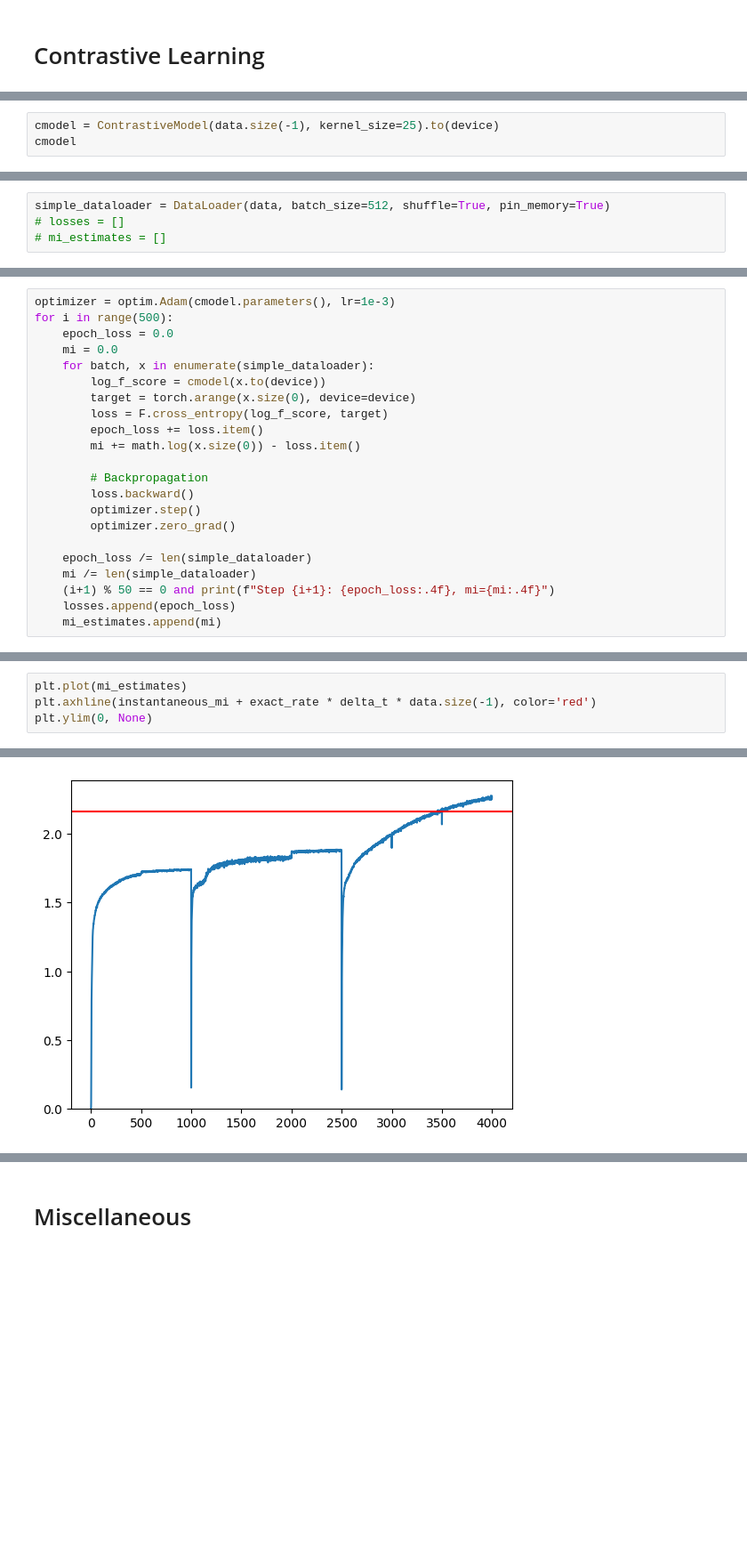
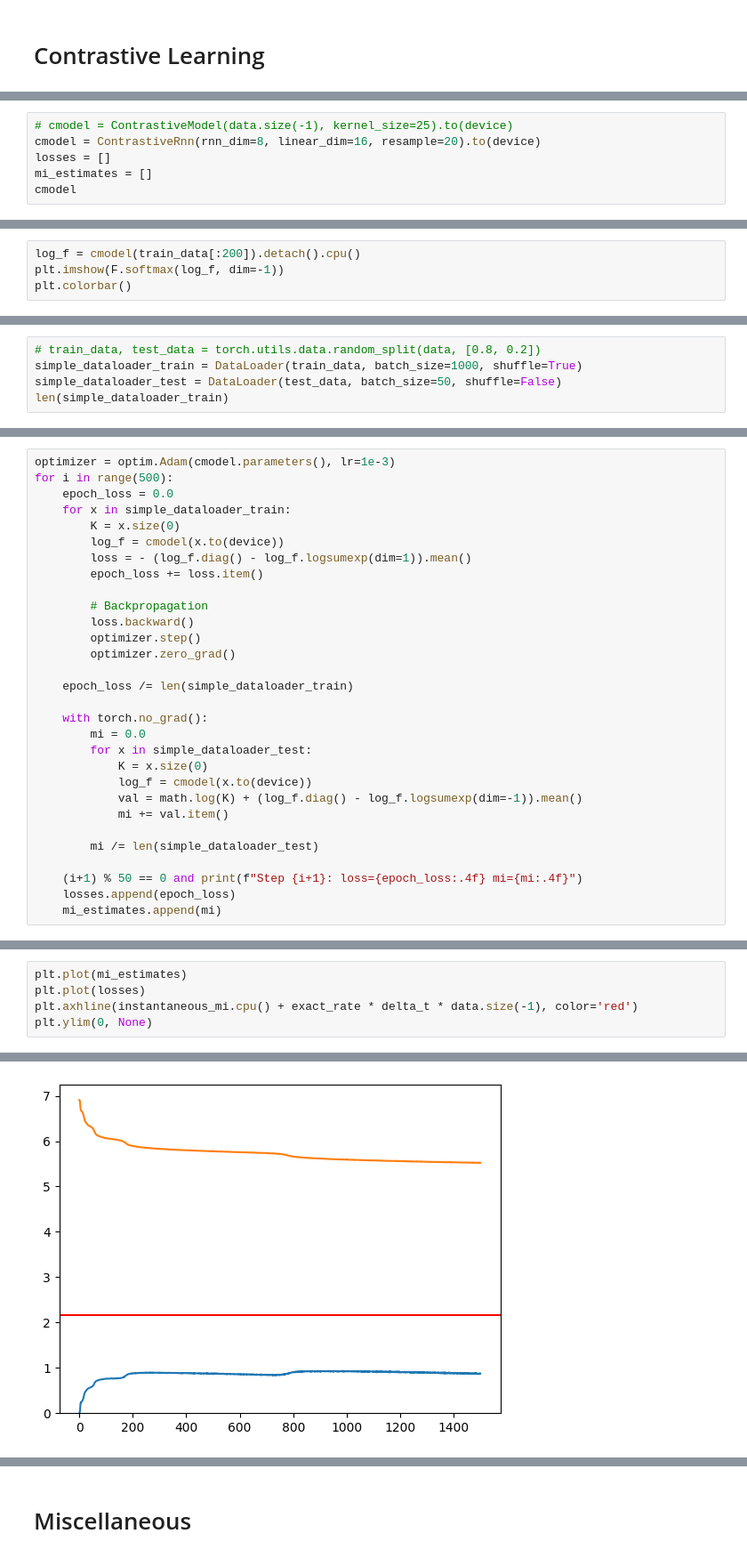
Before and after one commit to manuel-rhdt/ml-pws, a Jupyter notebook: notebooks/01_condtional-lstm.ipynb, the cells around one changed output, grey strips where cells are left out. Shown at 89% size. Drawn from its saved outputs; the diff is of its cells as text; blank space fills up the shorter version.

```diff
--- a/notebooks/01_condtional-lstm.ipynb
+++ b/notebooks/01_condtional-lstm.ipynb
@@ -790,4 +799,7 @@ class ContrastiveModel(nn.Module):
 # %%
-cmodel = ContrastiveModel(data.size(-1), kernel_size=25).to(device)
+# cmodel = ContrastiveModel(data.size(-1), kernel_size=25).to(device)
+cmodel = ContrastiveRnn(rnn_dim=8, linear_dim=16, resample=20).to(device)
+losses = []
+mi_estimates = []
 cmodel
 # %% [output]
@@ -807,0 +823,4 @@ plt.colorbar()
+# %%
+log_f = cmodel(train_data[:200]).detach().cpu()
+plt.imshow(F.softmax(log_f, dim=-1))
+plt.colorbar()
@@ -808,4 +829,5 @@ plt.colorbar()
 # %%
-simple_dataloader = DataLoader(data, batch_size=512, shuffle=True, pin_memory=True)
-# losses = []
-# mi_estimates = []
+# train_data, test_data = torch.utils.data.random_split(data, [0.8, 0.2])
+simple_dataloader_train = DataLoader(train_data, batch_size=1000, shuffle=True)
+simple_dataloader_test = DataLoader(test_data, batch_size=50, shuffle=False)
+len(simple_dataloader_train)
@@ -813,22 +849,30 @@ simple_dataloader = DataLoader(data, batch_size=512, shuffle=True, pin_memory=Tr
 optimizer = optim.Adam(cmodel.parameters(), lr=1e-3)
 for i in range(500):
     epoch_loss = 0.0
-    mi = 0.0
-    for batch, x in enumerate(simple_dataloader):
-        log_f_score = cmodel(x.to(device))
-        target = torch.arange(x.size(0), device=device)
-        loss = F.cross_entropy(log_f_score, target)
+    for x in simple_dataloader_train:
+        K = x.size(0)
+        log_f = cmodel(x.to(device))
+        loss = - (log_f.diag() - log_f.logsumexp(dim=1)).mean()
         epoch_loss += loss.item()
-        mi += math.log(x.size(0)) - loss.item()
 
         # Backpropagation
         loss.backward()
         optimizer.step()
         optimizer.zero_grad()
 
-    epoch_loss /= len(simple_dataloader)
-    mi /= len(simple_dataloader)
-    (i+1) % 50 == 0 and print(f"Step {i+1}: {epoch_loss:.4f}, mi={mi:.4f}")
+    epoch_loss /= len(simple_dataloader_train)
+
+    with torch.no_grad():
+        mi = 0.0
+        for x in simple_dataloader_test:
+            K = x.size(0)
+            log_f = cmodel(x.to(device))
+            val = math.log(K) + (log_f.diag() - log_f.logsumexp(dim=-1)).mean()
+            mi += val.item()
+
+        mi /= len(simple_dataloader_test)
+
+    (i+1) % 50 == 0 and print(f"Step {i+1}: loss={epoch_loss:.4f} mi={mi:.4f}")
     losses.append(epoch_loss)
     mi_estimates.append(mi)
 # %% [output]
@@ -845,5 +889,6 @@ Step 500: 3.9430, mi=2.2637
 # %%
 plt.plot(mi_estimates)
-plt.axhline(instantaneous_mi + exact_rate * delta_t * data.size(-1), color='red')
+plt.plot(losses)
+plt.axhline(instantaneous_mi.cpu() + exact_rate * delta_t * data.size(-1), color='red')
 plt.ylim(0, None)
 # %% [output]
@@ -851 +896 @@ plt.ylim(0, None)
-[figure, old version]
+[figure, new version]
```
Also changed, not shown: parts of 44 cells of this notebook, 9 other files.
